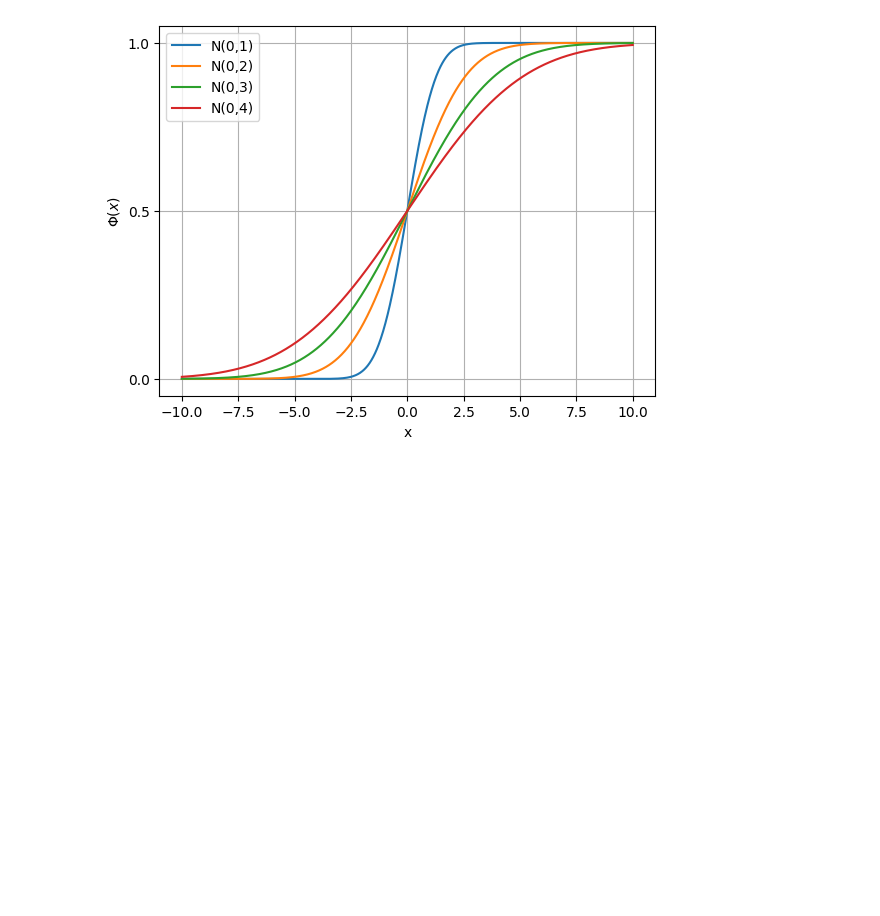
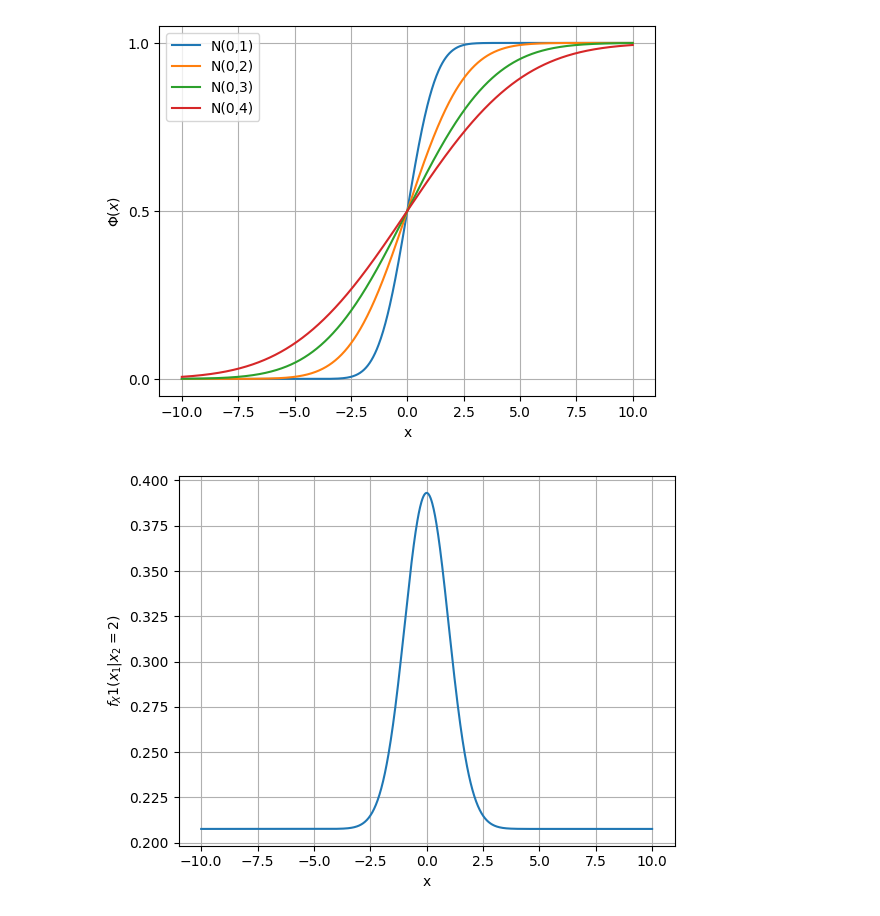
Before and after one commit to gabrielluizep/eng-pre, a Jupyter notebook: prova-5/plots.ipynb, the cells around one changed output. Drawn from its saved outputs; the diff is of its cells as text; code cells hidden in the pictures; blank space fills up the shorter version.

```diff
--- a/prova-5/plots.ipynb
+++ b/prova-5/plots.ipynb
@@ -27,3 +27,22 @@ plt.savefig('phi.svg')
 plt.show()
 # %% [output]
 [figure]
+# %%
+import numpy as np
+import matplotlib.pyplot as plt
+from scipy.stats import norm
+
+x= np.linspace(-10, 10, 1000)
+
+X_1 = x
+X_1 = norm(0,1).pdf(x)
+f = np.sqrt(np.pi)/np.pi * np.exp(-X_1**2 + 2*X_1 -1)
+
+# plot
+plt.plot(x, f)
+plt.xlabel('x')
+plt.ylabel('$f_X1(x_1 | x_2 = 2)$')
+plt.grid(True)
+plt.show()
+# %% [output]
+[figure, added]
```
Also changed, not shown: 3 other files.
